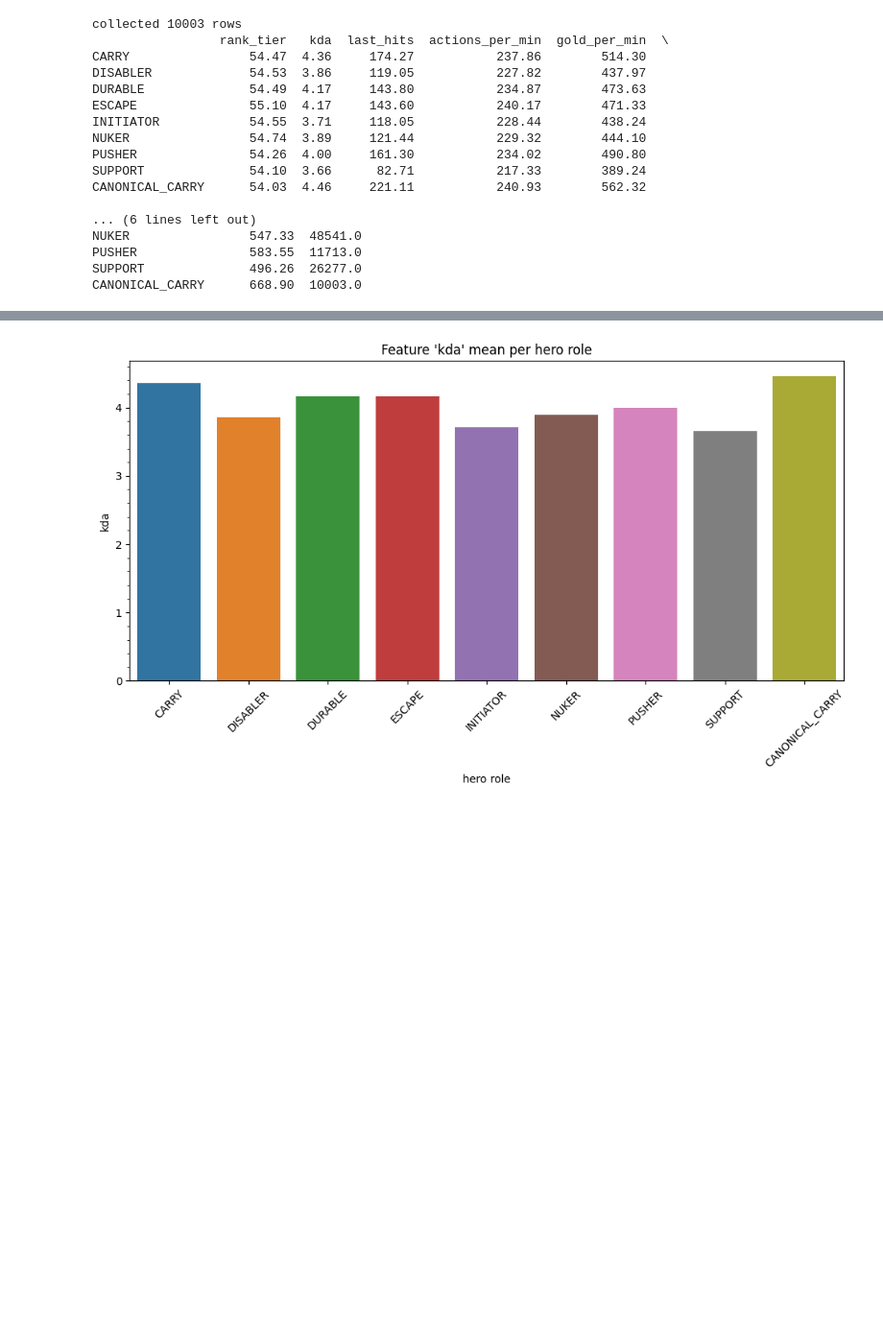
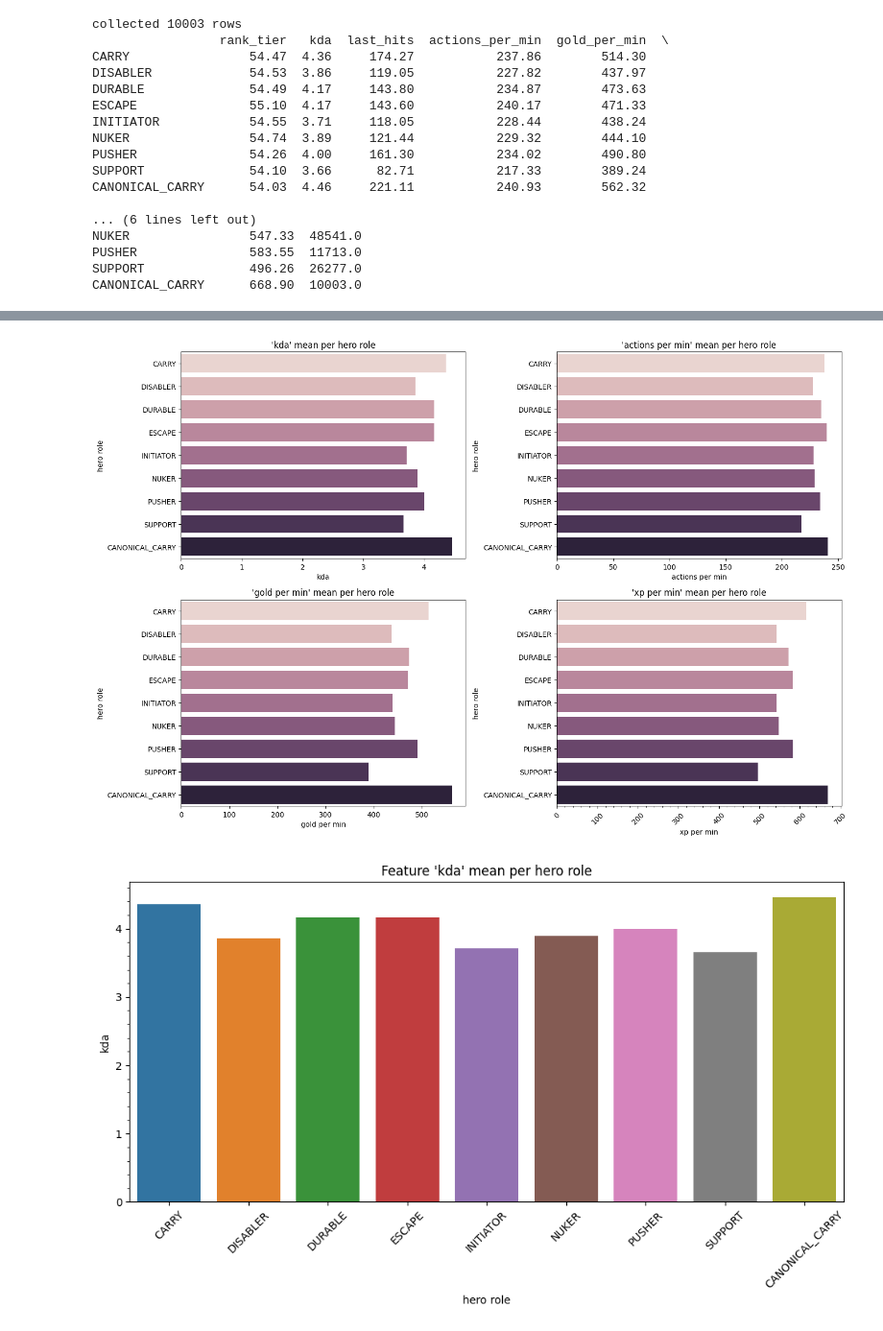
Before and after one commit to batukav/mmr-predictor, a Jupyter notebook: src/initial_features_exploration.ipynb, the cells around one changed output, grey strips where cells are left out. Shown at 96% size. Cells and saved outputs as stored; diff of their text form; code cells hidden in the pictures; blank space fills up the shorter version.

```diff
--- a/src/initial_features_exploration.ipynb
+++ b/src/initial_features_exploration.ipynb
@@ -692,3 +696,37 @@ plt.show()
+# %%
+# List of feature variables to be plotted
+variables = ["kda", "last_hits", "actions_per_min", "gold_per_min", "xp_per_min"]
+
+# Features to include in the subplot grid (first four)
+selected_variables = ["kda", "actions_per_min", "gold_per_min", "xp_per_min"]
+
+# Create a new figure with a 2x2 grid of subplots
+fig, axes = plt.subplots(nrows=2, ncols=2, figsize=(15, 10))
+
+# colors = sns.color_palette('pastel')[0:len(df_stats_mean.index)]
+# colors = sns.color_palette("muted", n_colors=4)
+colors = sns.cubehelix_palette(n_colors=len(df_stats_mean.index))
+# colors = sns.husl_palette(len(df_stats_mean.index))
+
+for idx, var in enumerate(selected_variables):
+    ax = axes[idx // 2, idx % 2]
+
+    sns.barplot(x=df_stats_mean[var], y=df_stats_mean.index, ax=ax, hue=df_stats_mean.index, palette=colors)
+    ax.set_title(f"'{var.replace('_', ' ')}' mean per hero role")
+    ax.set_xlabel(var.replace('_', ' '))
+    ax.set_ylabel('hero role')
+    plt.xticks(rotation=45)
+
+    # minor ticks
+    plt.minorticks_on()
+    plt.tick_params(axis='x', which='minor', bottom=True, left=False)
+    plt.tick_params(axis='y', which='minor', left=False)
+
+plt.tight_layout()
+plt.savefig(os.path.join(plots_out_dir, "all_stats_mean_per_role_grid.png".replace(' ', '_')))
+plt.show()
+# %% [output]
+[figure, added]
 # %%
 variables = ["kda", "last_hits", "actions_per_min", "gold_per_min", "xp_per_min"]
 
```
Also changed, not shown: parts of 1 cell of this notebook, 4 other files.
